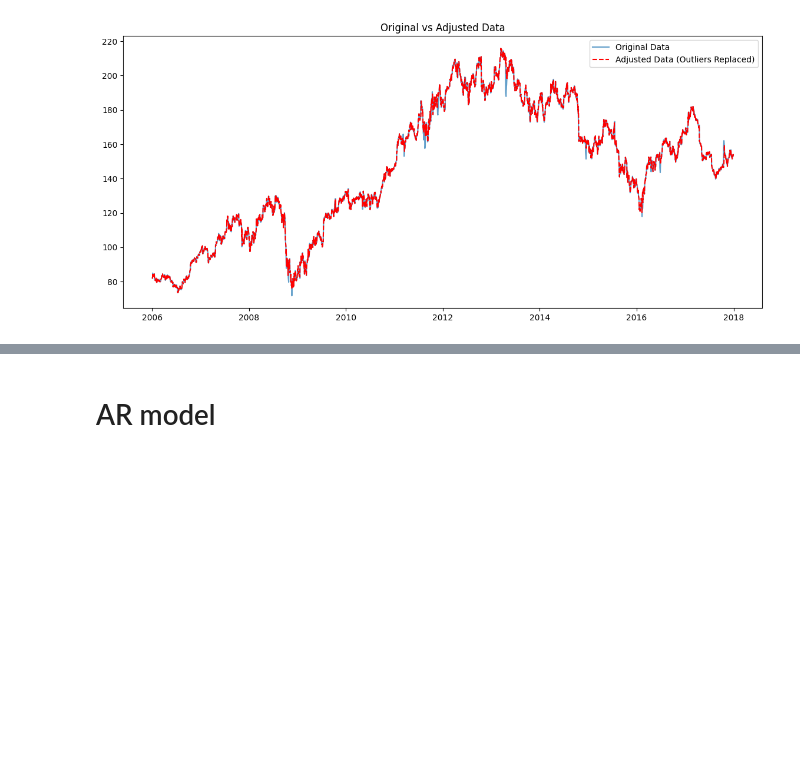
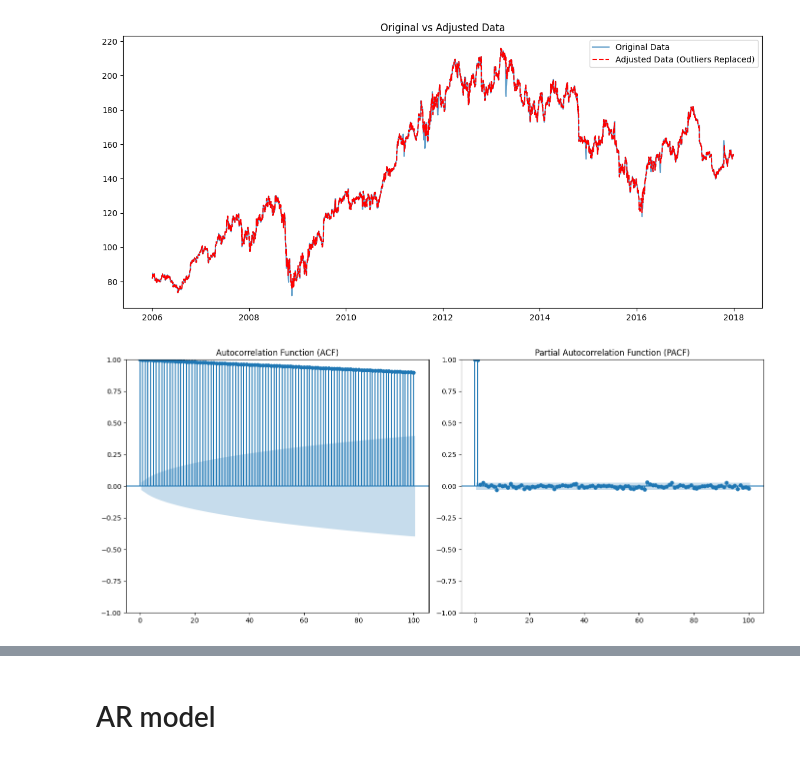
Before and after one commit to ShipFantasy/ADAML-Stock-A3, a Jupyter notebook: STL+AR model.ipynb, the cells around one changed output, grey strips where cells are left out. Drawn from its saved outputs; the diff is of its cells as text; code cells hidden in the pictures; blank space fills up the shorter version.

Commit message:
Add files via upload
acf pacf after outlier detect

```diff
--- a/STL+AR model.ipynb
+++ b/STL+AR model.ipynb
@@ -249,14 +249,14 @@ def acf_analysis(data):
     # Autocorrelation Analysis
     plt.figure(figsize=(14, 6))
     plt.subplot(1, 2, 1)
-    plot_acf(data['Close'], lags=100, ax=plt.gca())
+    plot_acf(data, lags=100, ax=plt.gca())
     plt.title('Autocorrelation Function (ACF)')
     plt.subplot(1, 2, 2)
-    plot_pacf(data['Close'], lags=100, ax=plt.gca(), method='ywm')
+    plot_pacf(data, lags=100, ax=plt.gca(), method='ywm')
     plt.title('Partial Autocorrelation Function (PACF)')
     plt.tight_layout()
     plt.show()
 
-acf_analysis(data_resampled)
+acf_analysis(data_resampled['Close'])
 # %% [output]
 [figure]
@@ -346,3 +324,10 @@ adjusted_data = stl_outlier_detection_and_removal(data_resampled, best_period, t
 # %% [output]
 [figure]
 [figure]
+# %%
+# ACF AND PACF after outlier removal
+
+
+acf_analysis(adjusted_data)
+# %% [output]
+[figure, added]
```
Also changed, not shown: parts of 4 cells of this notebook.
